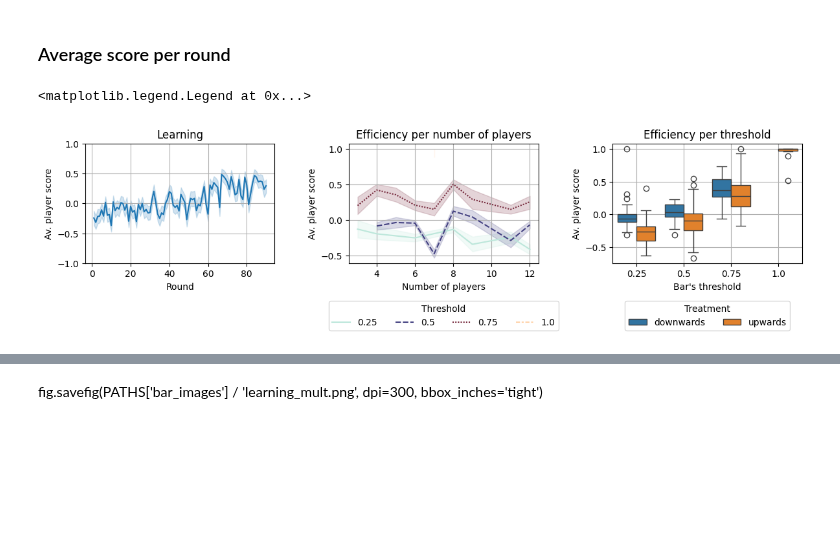
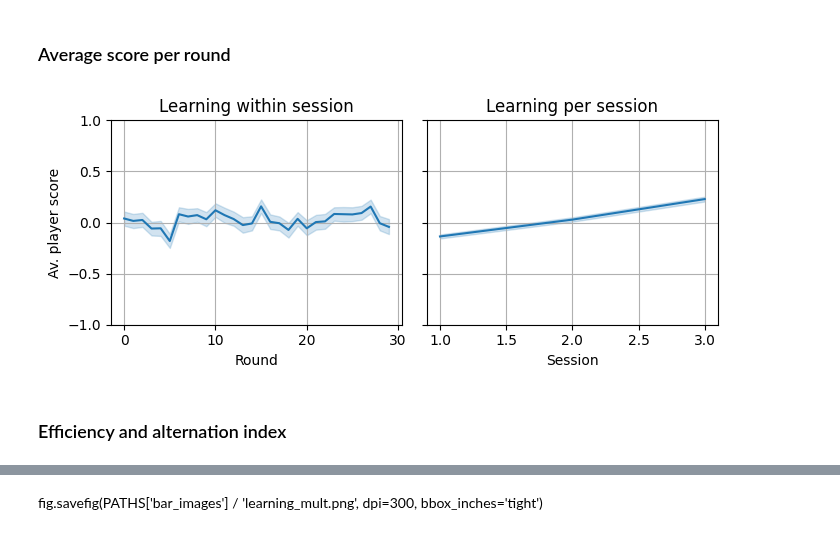
Before and after one commit to EAndrade-Lotero/Cognitive_Models_El_Farol_Bar_Problem, a Jupyter notebook: Figures for article/Figure12.ipynb, the cells around one changed output, grey strips where cells are left out. Cells and saved outputs as stored; diff of their text form; code cells hidden in the pictures; blank space fills up the shorter version.

```diff
--- a/Figures for article/Figure12.ipynb
+++ b/Figures for article/Figure12.ipynb
@@ -30,9 +34,11 @@ def closest_bin(x):
     closest_value = bins[closest_index]
     return closest_value
 
-data['real_threshold'] = data['threshold']
-data['threshold'] = data['approx_threshold'].apply(lambda x: closest_bin(x))
+# data['real_threshold'] = data['threshold']
+# data['threshold'] = data['approx_threshold'].apply(lambda x: closest_bin(x))
 data.drop(columns=['approx_threshold', 'room', 'date', 'timeup', 'time', 'Unnamed: 0'], inplace=True)
-
+data.sort_values(by=['num_players', 'threshold'], inplace=True)
+data = data[data['threshold'] != 1]
+data['num_players'] = data['num_players'].astype(int)
 data.head(2)
 # %% [output]
@@ -71,63 +185,42 @@ ValueError: Grouper and axis must be same length
 # %% [markdown]
 ### Average score per round
 # %%
-fig, ax = plt.subplots(1, 3, figsize=(12,3), tight_layout=True)
+fig, ax = plt.subplots(
+    1,2,
+    figsize=(7,3),
+    tight_layout=True,
+    sharey=True
+)
 
 # Learning: average score increases per round
 sns.lineplot(
     x='round', y='score', data=data,
     ci=95, ax=ax[0]
 )
 ax[0].set_xlabel('Round')
 ax[0].set_ylabel("Av. player score")
-ax[0].set_title("Learning")
+ax[0].set_title("Learning within session")
 ax[0].grid()
 ax[0].set_ylim([-1,1])
 
-# Efficiency per number of players
-av_scores = data.groupby(['num_players', 'approx_threshold', 'player']).agg({
-    'score':'mean',
-    'decision':'mean'
-})
+# Learning: average score increases per session
 sns.lineplot(
-    x='num_players', y='score',
-    hue='approx_threshold', style='approx_threshold',
-    data=av_scores, ax=ax[1],
-    palette='icefire'
+    x='session', y='score', data=data,
+    ci=95, ax=ax[1]
 )
-ax[1].set_xlabel("Number of players")
+ax[1].set_xlabel('Session')
 ax[1].set_ylabel("Av. player score")
-ax[1].set_title("Efficiency per number of players")
+ax[1].set_title("Learning per session")
 ax[1].grid()
-# ax[1].set_ylim([-1,1])
-ax[1].legend(
-    title='Threshold',
-    loc='lower center',
-    bbox_to_anchor=(0.5, -.6),
-    ncol=4
-)
+ax[1].set_ylim([-1,1])
 
-# Efficiency per treatment
-av_scores = data.groupby(['treatment', 'approx_threshold', 'player']).agg({
-    'score':'mean',
-    'decision':'mean'
-})
-sns.boxplot(
-    x='approx_threshold', y='score',
-    hue='treatment',
-    data=av_scores, ax=ax[2]
-)
-ax[2].set_xlabel("Bar's threshold")
-ax[2].set_ylabel("Av. player score")
-ax[2].set_title("Efficiency per threshold")
-ax[2].grid()
-# ax[2].set_ylim([-1,1])
-ax[2].legend(
-    title='Treatment',
-    loc='lower center',
-    bbox_to_anchor=(0.5, -.6),
-    ncol=2
-)
+# Convert figure to image array
+fig.canvas.draw()
+rgba_bytes = fig.canvas.buffer_rgba().tobytes()
+width, height = fig.canvas.get_width_height()
+pil_image = PIL.Image.frombytes(mode="RGBA", size=[width, height], data=rgba_bytes)
+third_row_array = np.array(pil_image)
 # %% [output]
-<matplotlib.legend.Legend at 0x...>
-[figure, old version]
+[figure, new version]
+# %% [markdown]
+### Efficiency and alternation index
```
Also changed, not shown: parts of 21 cells of this notebook, 24 other files.
